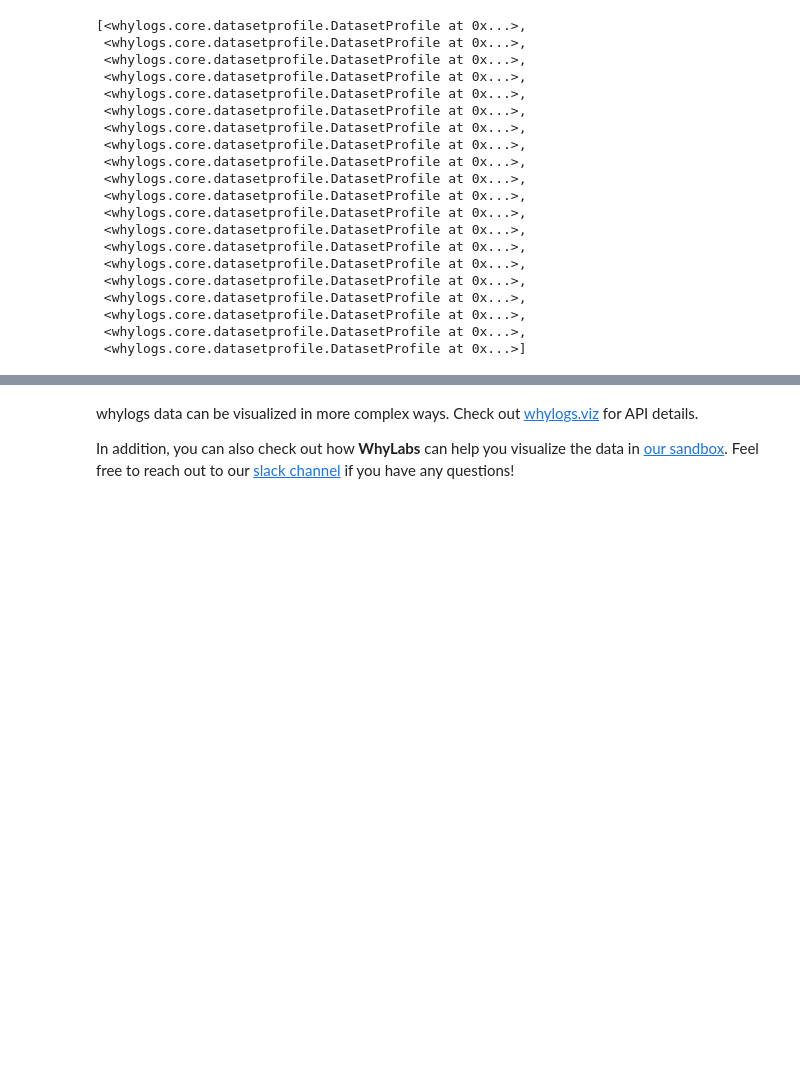
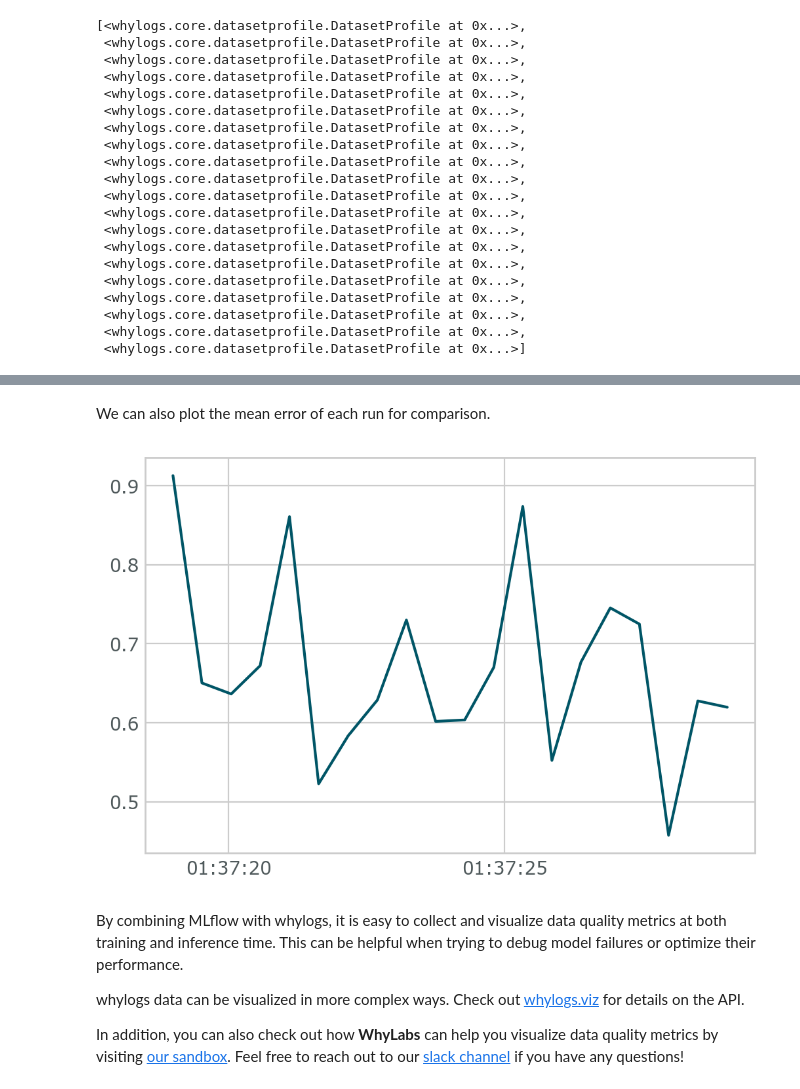
Before and after one commit to whylabs/whylogs-examples, a Jupyter notebook: python/MLFlow Integration Example.ipynb, the cells around one changed output, grey strips where cells are left out. Saved outputs shown, nothing was run; the diff lists cells and outputs as text; code cells hidden in the pictures; blank space fills up the shorter version.

```diff
--- a/python/MLFlow Integration Example.ipynb
+++ b/python/MLFlow Integration Example.ipynb
@@ -208,4 +267,17 @@ viz.plot_data_types("free sulfur dioxide", ts_format="%d-%b-%y %H:%M:%S")
+# %% [markdown]
+We can also plot the mean error of each run for comparison.
+# %%
+import matplotlib.pyplot as plt
+
+runs = mlflow.search_runs(experiment.experiment_id)
+plt.close('all')
+plt.plot(runs['start_time'], runs['metrics.mae'])
+plt.show()
+# %% [output]
+[figure, added]
 # %% [markdown]
-whylogs data can be visualized in more complex ways. Check out [whylogs.viz](https://whylogs.readthedocs.io/en/latest/autoapi/whylogs/viz/index.html) for API details.
+By combining MLflow with whylogs, it is easy to collect and visualize data quality metrics at both training and inference time. This can be helpful when trying to debug model failures or optimize their performance.
 
-In addition, you can also check out how **WhyLabs** can help you visualize the data in [our sandbox](http://try.whylabsapp.com/). Feel free to reach out to our [slack channel](http://join.slack.whylabs.ai/) if you have any questions!
+whylogs data can be visualized in more complex ways. Check out [whylogs.viz](https://whylogs.readthedocs.io/en/latest/api/whylogs.viz.html) for details on the API.
+
+In addition, you can also check out how **WhyLabs** can help you visualize data quality metrics by visiting [our sandbox](http://try.whylabsapp.com/). Feel free to reach out to our [slack channel](http://join.slack.whylabs.ai/) if you have any questions!
```
Also changed, not shown: parts of 25 cells of this notebook, 1 other file.
